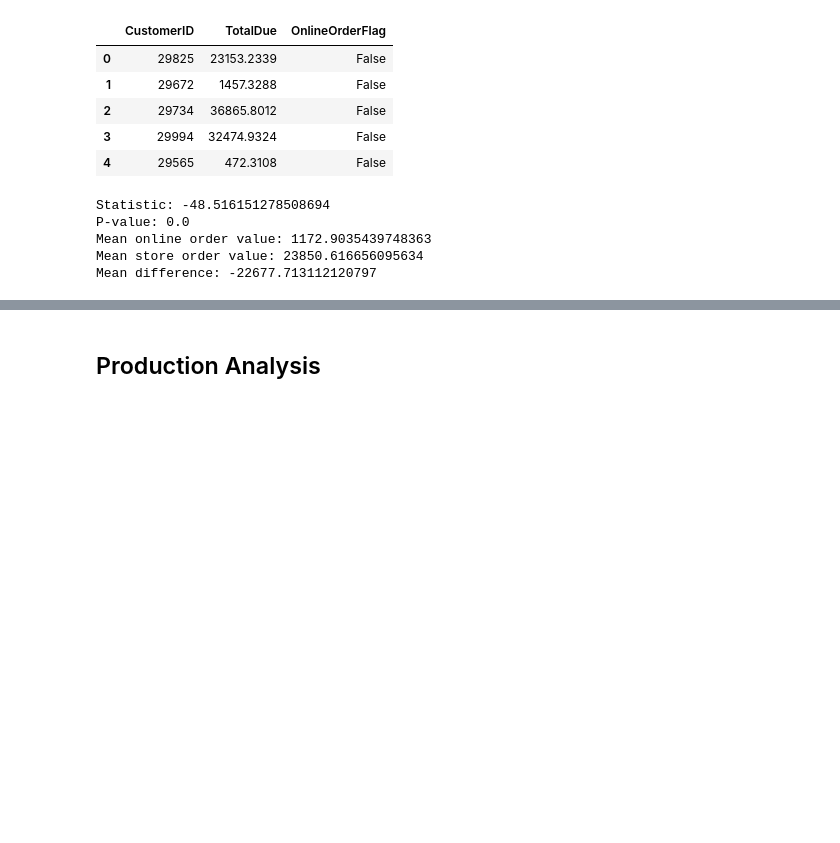
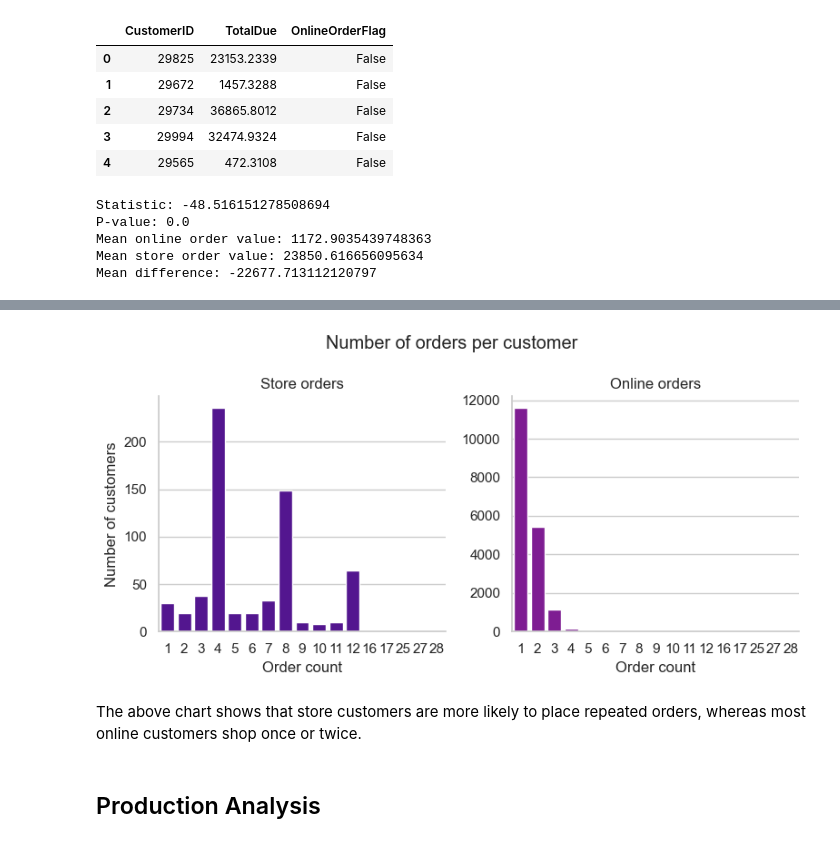
Before and after one commit to PieRatCat/SQL-stuff, a Jupyter notebook: SQL_kunskapskontroll/exam_submission.ipynb, the cells around one changed output, grey strips where cells are left out. Cells and saved outputs as stored; diff of their text form; code cells hidden in the pictures; blank space fills up the shorter version.

```diff
--- a/SQL_kunskapskontroll/exam_submission.ipynb
+++ b/SQL_kunskapskontroll/exam_submission.ipynb
@@ -366,3 +364,16 @@ P-value: 0.0
 Mean online order value: 1172.9035439748363
 Mean store order value: 23850.616656095634
 Mean difference: -22677.713112120797
+# %%
+order_count = pd.read_sql(sql="""
+                            SELECT
+	CustomerID,
+    OnlineOrderFlag,
+	COUNT(*) AS Order_count,
+	SUM(TotalDue) AS Total_amount
+FROM Sales.SalesOrderHeader
+GROUP BY CustomerID, OnlineOrderFlag
+ORDER BY Order_count DESC
+;
+""", con=connection)
+order_count.head()
@@ -369,3 +387,17 @@ Mean difference: -22677.713112120797
+# %%
+g = sns.catplot(data=order_count, x="Order_count", col="OnlineOrderFlag", hue="OnlineOrderFlag",
+                kind="count", sharey=False, legend=False, height=4, aspect=1)
+g.set_axis_labels("Order count", "Number of customers")
+custom_colnames = ["Store orders", "Online orders"]
+for i, ax in enumerate(g.axes[0]):
+    ax.set_title(custom_colnames[i])
+plt.suptitle("Number of orders per customer")
+plt.tight_layout()
+plt.show()
+# %% [output]
+[figure, added]
+# %% [markdown]
+The above chart shows that store customers are more likely to place repeated orders, whereas most online customers shop once or twice.
 # %% [markdown]
 ## Production Analysis
 # %% [markdown]
```
Also changed, not shown: parts of 3 cells of this notebook.
